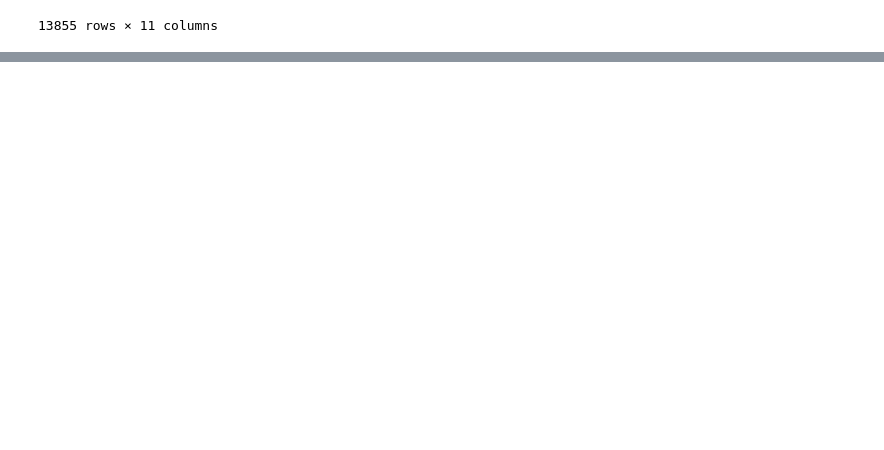
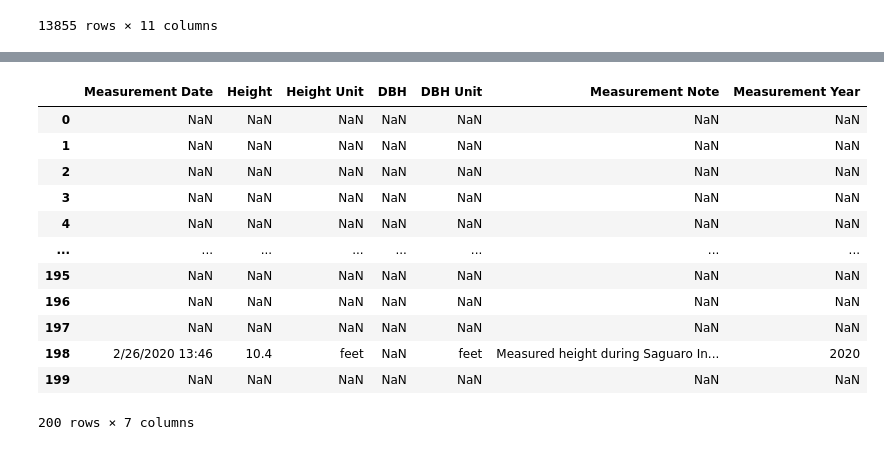
Before and after one commit to mfahey312/SaguaroProject, a Jupyter notebook: Steven/Cleaning_Data.ipynb, the cells around one changed output, grey strips where cells are left out. Cells and saved outputs as stored; diff of their text form; code cells hidden in the pictures; blank space fills up the shorter version.

```diff
--- a/Steven/Cleaning_Data.ipynb
+++ b/Steven/Cleaning_Data.ipynb
@@ -53,2 +109,18 @@ Measure_df
+# %%
+meas_df.head(200)
+# %% [output]
+|  | Measurement Date | Height | Height Unit | DBH | DBH Unit | Measurement Note | Measurement Year |
+| 0 | NaN | NaN | NaN | NaN | NaN | NaN | NaN |
+| 1 | NaN | NaN | NaN | NaN | NaN | NaN | NaN |
+| 2 | NaN | NaN | NaN | NaN | NaN | NaN | NaN |
+| 3 | NaN | NaN | NaN | NaN | NaN | NaN | NaN |
+| 4 | NaN | NaN | NaN | NaN | NaN | NaN | NaN |
+| ... | ... | ... | ... | ... | ... | ... | ... |
+| 195 | NaN | NaN | NaN | NaN | NaN | NaN | NaN |
+| 196 | NaN | NaN | NaN | NaN | NaN | NaN | NaN |
+| 197 | NaN | NaN | NaN | NaN | NaN | NaN | NaN |
+| 198 | 2/26/2020 13:46 | 10.4 | feet | NaN | feet | Measured height during Saguaro In... | 2020 |
+| 199 | NaN | NaN | NaN | NaN | NaN | NaN | NaN |
+200 rows × 7 columns
 # %%
 #Dropping unwanted columns from the data frame
```
Also changed, not shown: parts of 34 cells of this notebook.
